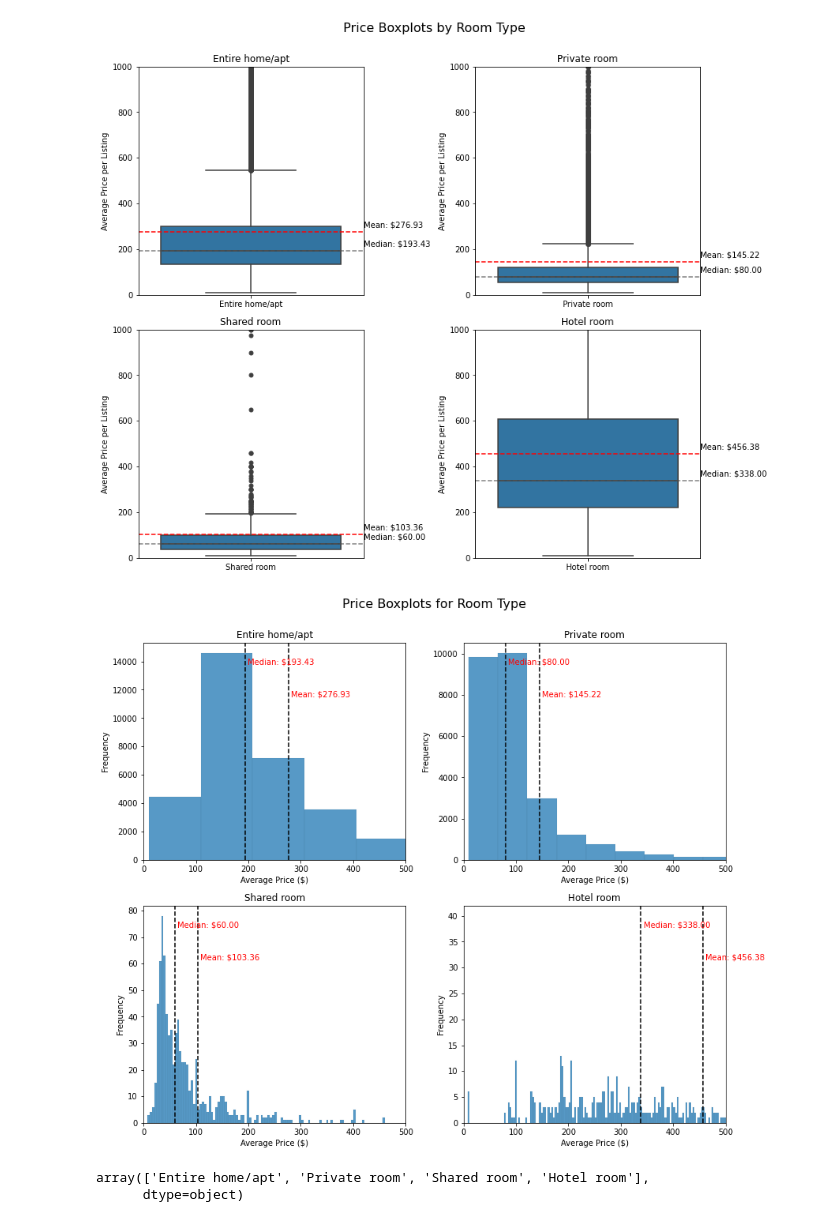
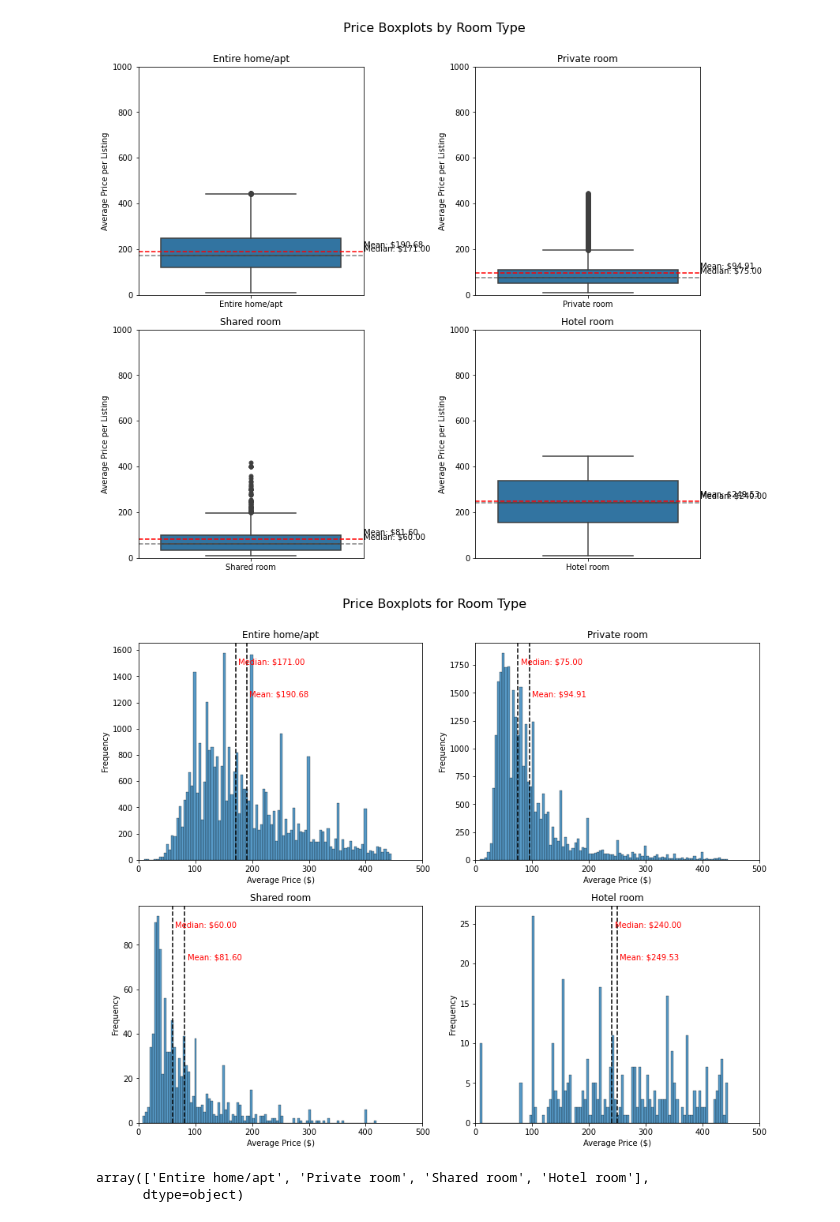
Before and after one commit to christina-hyman/Airbnb_Analysis_NYC, a Jupyter notebook: airbnb_analysis.ipynb, the cells around one changed output. Drawn from its saved outputs; the diff is of its cells as text; code cells hidden in the pictures.

Commit message:
Update monthly data

```diff
--- a/airbnb_analysis.ipynb
+++ b/airbnb_analysis.ipynb
@@ -508,16 +536,16 @@ axes = axes.ravel()
 
 for i, borough in enumerate(boroughs):
     ax=axes[i]
-    median = df[df['borough']==borough]['price_avg'].median()
-    mean = df[df['borough']==borough]['price_avg'].mean()
-    sns.boxplot(data=df[df['borough'] == borough], x='borough', y=df['price_avg'], ax=ax)
+    median = df[df['borough']==borough]['price'].median()
+    mean = df[df['borough']==borough]['price'].mean()
+    sns.boxplot(data=df[df['borough'] == borough], x='borough', y=df['price'], ax=ax)
     ax.set_ylim(0,1000)
     ax.axhline(mean, linestyle='--', color='red')
     ax.text(0.5, mean + 20, f'Mean: ${mean:.2f}', color='black')
     ax.axhline(median, linestyle='--', color='grey')
     ax.text(0.5, median + 20, f'Median: ${median:.2f}', color='black')
     ax.set_xlabel('')
-    ax.set_ylabel('Average Price ($)')
+    ax.set_ylabel('Price ($)')
 plt.tight_layout()
 plt.show()
 # %% [output]
@@ -550,0 +553,24 @@ plt.show()
+# %%
+boroughs = df['borough'].unique()
+
+fig, axes = plt.subplots(2, 3, figsize=(14,8))
+axes[1, 2].axis('off')
+axes = axes.ravel()
+
+for i, borough in enumerate(boroughs):
+    ax=axes[i]
+    median = df[df['borough']==borough]['price'].median()
+    mean = df[df['borough']==borough]['price'].mean()
+    sns.histplot(data=df[df['borough']==borough], x='price', bins=30, ax=ax, line_kws={'median':median})
+    ax.set_xlim(0,500)
+    ax.set_xlabel(borough)
+    ymax = ax.get_ylim()[1]
+    ax.axvline(x=median, linestyle='--', color='black')
+    ax.text(median + 5, ymax * 0.9, f'Median: ${median:.2f}', color='red')
+    ax.axvline(x=mean, linestyle='--', color='black')
+    ax.text(mean + 5, ymax * 0.75, f'Mean: ${mean:.2f}', color='red')
+
+
+plt.suptitle('Distribution of Prices for each Borough\n', fontsize=16)
+plt.tight_layout()
+plt.show()
@@ -598,10 +628,10 @@ fig, axes = plt.subplots(2, 2, figsize=(12, 10))
 axes = axes.ravel()
 
 for i, room_type in enumerate(room_types):
-    median = df[df['room_type']==room_type]['price_avg'].median()
-    mean = df[df['room_type']==room_type]['price_avg'].mean()
+    median = df[df['room_type']==room_type]['price'].median()
+    mean = df[df['room_type']==room_type]['price'].mean()
     ax = axes[i]
-    sns.boxplot(x='room_type', y='price_avg', data = df[df['room_type'] == room_type], ax=ax, flierprops=dict(marker='o'))
+    sns.boxplot(x='room_type', y='price', data = df[df['room_type'] == room_type], ax=ax, flierprops=dict(marker='o'))
     ax.set_title(room_type)
     ax.axhline(mean, linestyle='--', color='red')
     ax.text(0.5, mean + 20, f'Mean: ${mean:.2f}', color='black')
@@ -615,33 +645,33 @@ plt.suptitle('Price Boxplots by Room Type\n', fontsize=16)
 plt.tight_layout()
 plt.show()
 # %% [output]
-[figure, old version]
+[figure, new version]
 # %%
 room_types = df['room_type'].unique()
 
 fig, axes = plt.subplots(2, 2, figsize=(12, 10))
 axes = axes.ravel()  # Flatten the axes array
 
 for i, room_type in enumerate(room_types):
-    median = df[df['room_type']==room_type]['price_avg'].median()
-    mean = df[df['room_type']==room_type]['price_avg'].mean()
+    median = df[df['room_type']==room_type]['price'].median()
+    mean = df[df['room_type']==room_type]['price'].mean()
     ax = axes[i]
-    sns.histplot(data=df[df['room_type'] == room_type], x='price_avg', bins=1000, ax=ax, edgecolor='black')
+    sns.histplot(data=df[df['room_type'] == room_type], x='price', bins=100, ax=ax, edgecolor='black')
     ax.set_xlim(0, 500)
     ax.set_title(room_type)
     ax.set_xlabel('Average Price ($)')
     ax.set_ylabel('Frequency')
     ymax = ax.get_ylim()[1]
     ax.axvline(x=median, linestyle='--', color='black')
     ax.text(median + 5, ymax * 0.9, f'Median: ${median:.2f}', color='red')
     ax.axvline(x=mean, linestyle='--', color='black')
     ax.text(mean + 5, ymax * 0.75, f'Mean: ${mean:.2f}', color='red')
 
 plt.suptitle('Price Boxplots for Room Type\n', fontsize=16)
 plt.tight_layout()
 plt.show()
 # %% [output]
-[figure, old version]
+[figure, new version]
 # %%
 room_types
 # %% [output]
```
Also changed, not shown: parts of 163 cells of this notebook.
